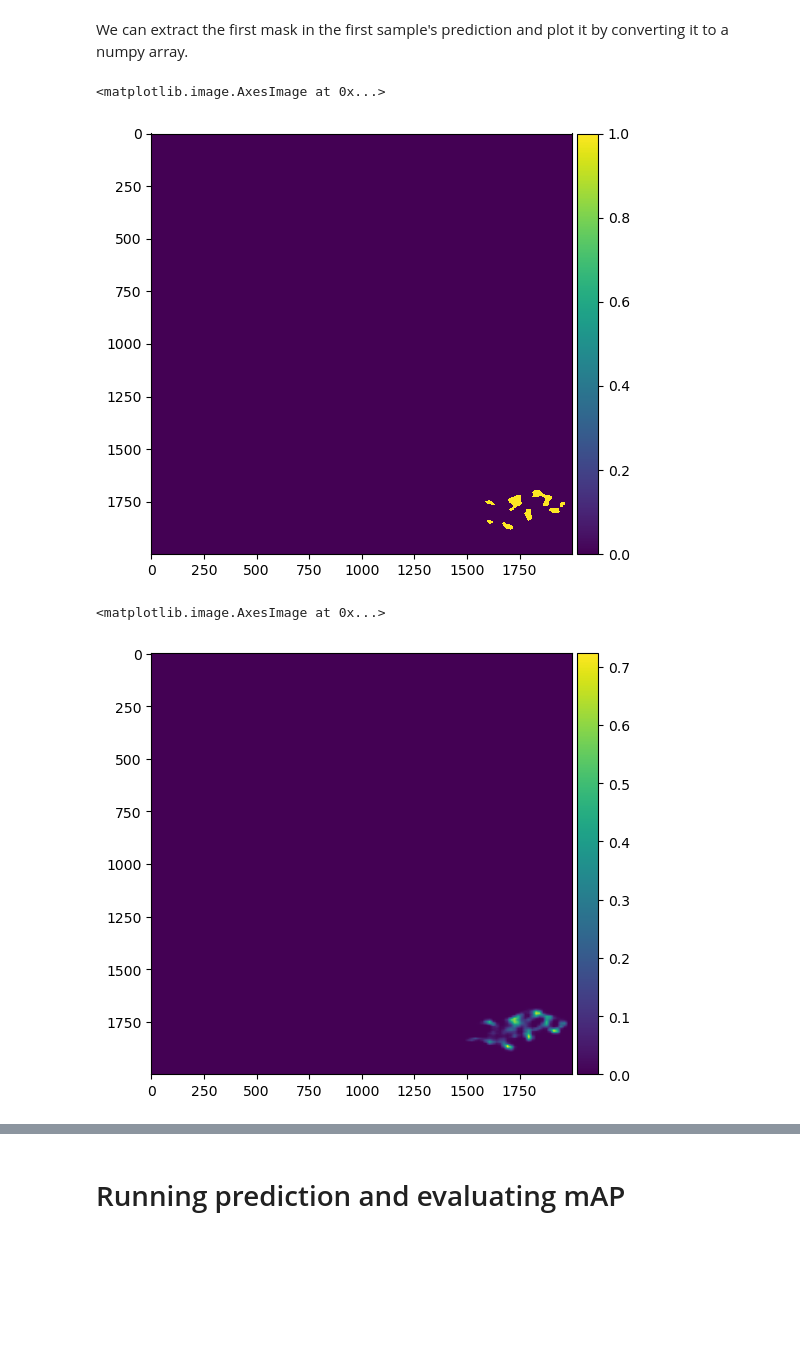
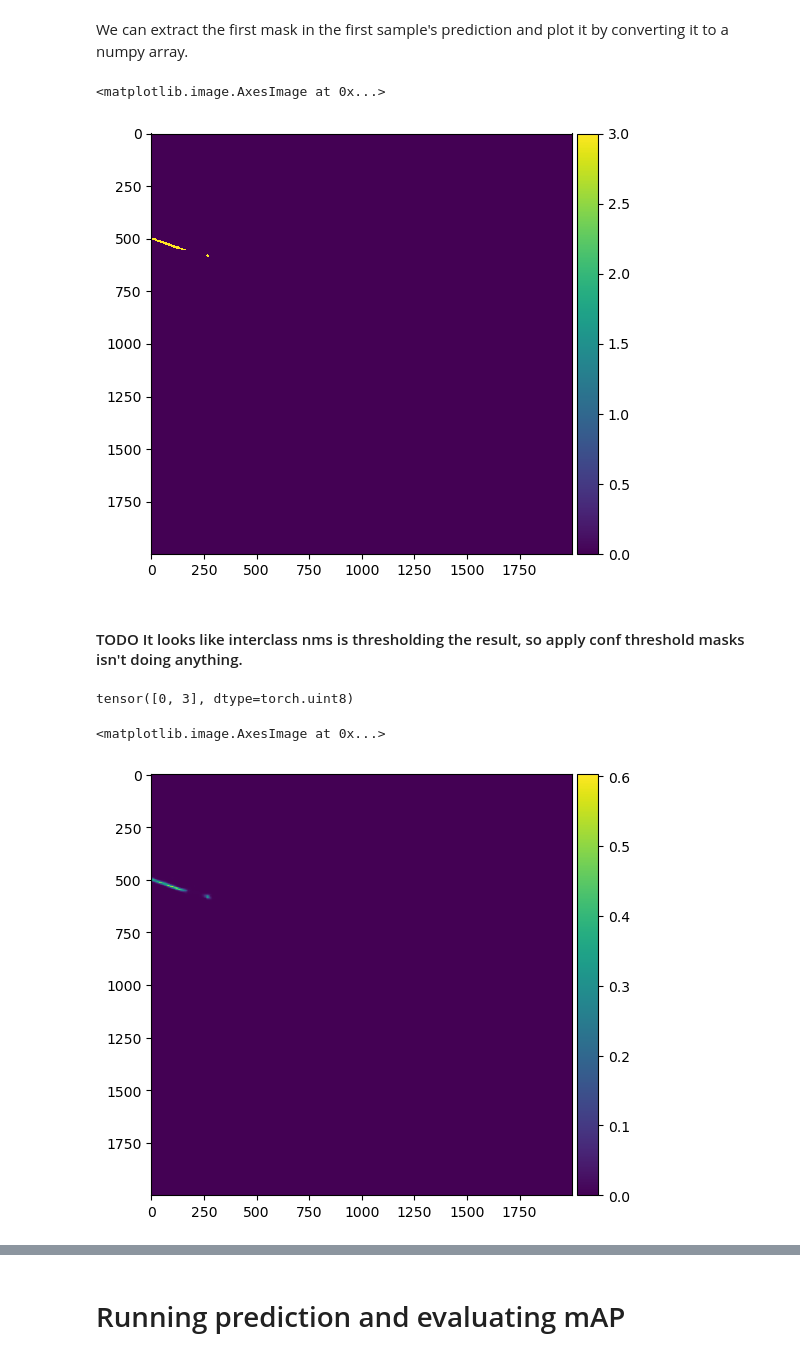
Before and after one commit to developmentseed/slickformer, a Jupyter notebook: notebooks/evaluation_mrcnn.ipynb, the cells around one changed output, grey strips where cells are left out. Cells and saved outputs as stored; diff of their text form; code cells hidden in the pictures; blank space fills up the shorter version.

```diff
--- a/notebooks/evaluation_mrcnn.ipynb
+++ b/notebooks/evaluation_mrcnn.ipynb
@@ -72,16 +72,10 @@ plot.plot_instance_masks(test_path, gt_dict['masks'], gt_dict['labels'], outline
 [figure]
 # %%
 from ceruleanml.data_pipeline import channel_first_norm_to_tensor
-trn_dp, val_dp, tst_dp = (
+tst_dp = (
     source.zip(labels)
     .random_crop_mask_if_exists(2000,2000)
     .map(channel_first_norm_to_tensor)
-    # .shuffle()
-    .random_split(
-        total_length=len(source),
-        weights={"trn": 0.7, "val": 0.2, "tst": 0.1},
-        seed=seed,
-    )
 )
 # %% [markdown]
 maskrcnn wants a list of 3D arrays with length of list as batch size
@@ -129,5 +123,5 @@ Wall time: 14 s
 # %%
-, pred_dict = mrcnn_3_class_inference([test_sample['image']], scripted_model, bbox_conf_threshold, mask_conf_threshold, input_size=input_size, interclass_nms_threshold=.5)
+pred_dict_thresholded_nms , pred_dict = mrcnn_3_class_inference([test_sample['image']], scripted_model, bbox_conf_threshold, mask_conf_threshold, input_size=input_size, interclass_nms_threshold=.5)
 # %% [output]
  does not have profile information (Triggered internally at /opt/conda/conda-bld/pytorch_1678411187366/work/third_party/nvfuser/csrc/graph_fuser.cpp:104.)
   return forward_call(*args, **kwargs)
@@ -145,12 +139,18 @@ While we annotated more than 3 classes, in reality the class hierarchy was too s
 # %% [markdown]
 We can extract the first mask in the first sample's prediction and plot it by converting it to a numpy array.
 # %%
-skio.imshow(pred_dict_thresholded_nms['masks'][4].detach().cpu().numpy())
+skio.imshow(pred_dict_thresholded_nms['masks'][0].detach().cpu().numpy())
 # %% [output]
 <matplotlib.image.AxesImage at 0x...>
-[figure, old version]
+[figure, new version]
+# %% [markdown]
+#### TODO It looks like interclass nms is thresholding the result, so apply conf threshold masks isn't doing anything.
+# %%
+pred_dict_thresholded_nms['masks'][0].unique()
+# %% [output]
+tensor([0, 3], dtype=torch.uint8)
 # %%
-skio.imshow(pred_dict['masks'][4].detach().cpu().numpy())
+skio.imshow(pred_dict['masks'][0].detach().cpu().numpy())
 # %% [output]
 <matplotlib.image.AxesImage at 0x...>
-[figure, old version]
+[figure, new version]
```
Also changed, not shown: parts of 15 cells of this notebook, 1 other file.
